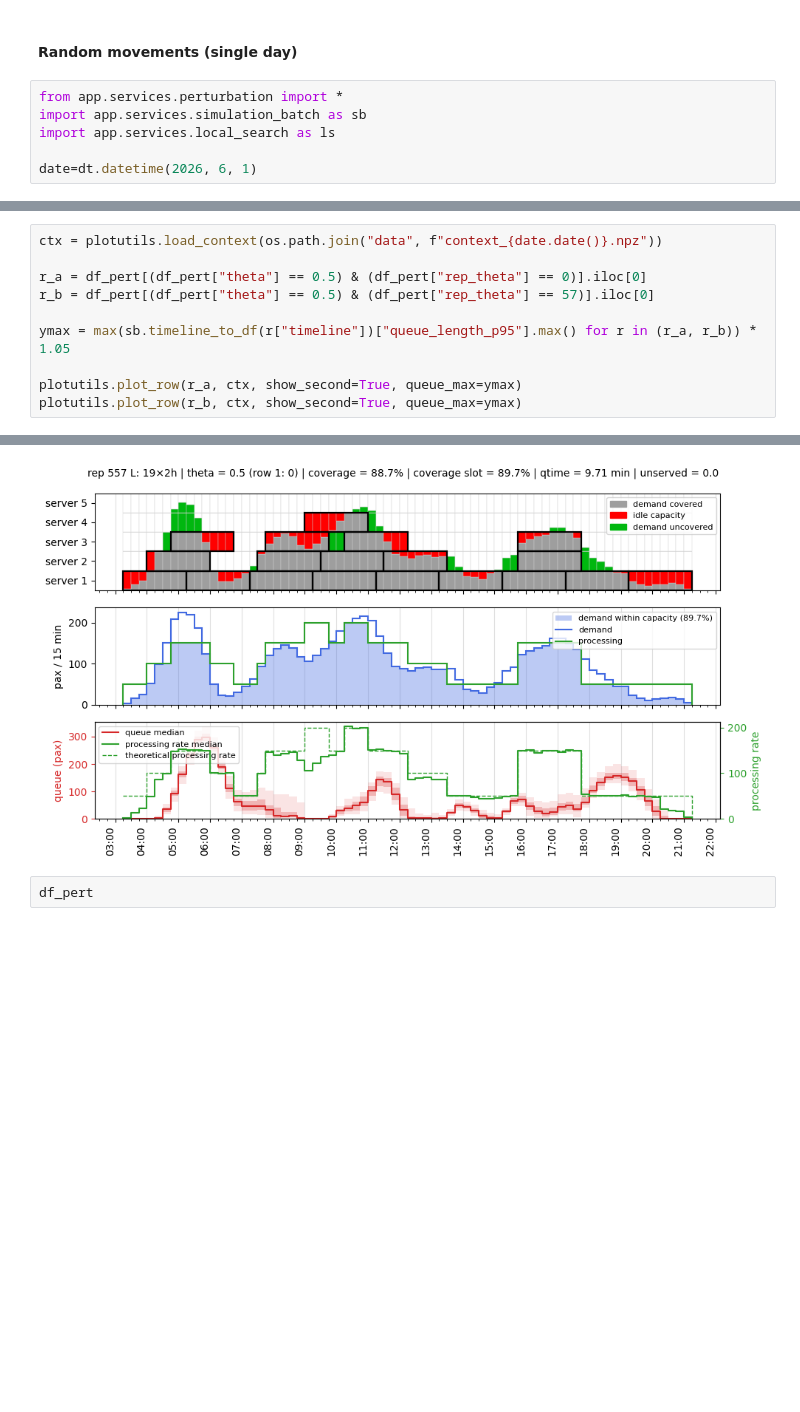
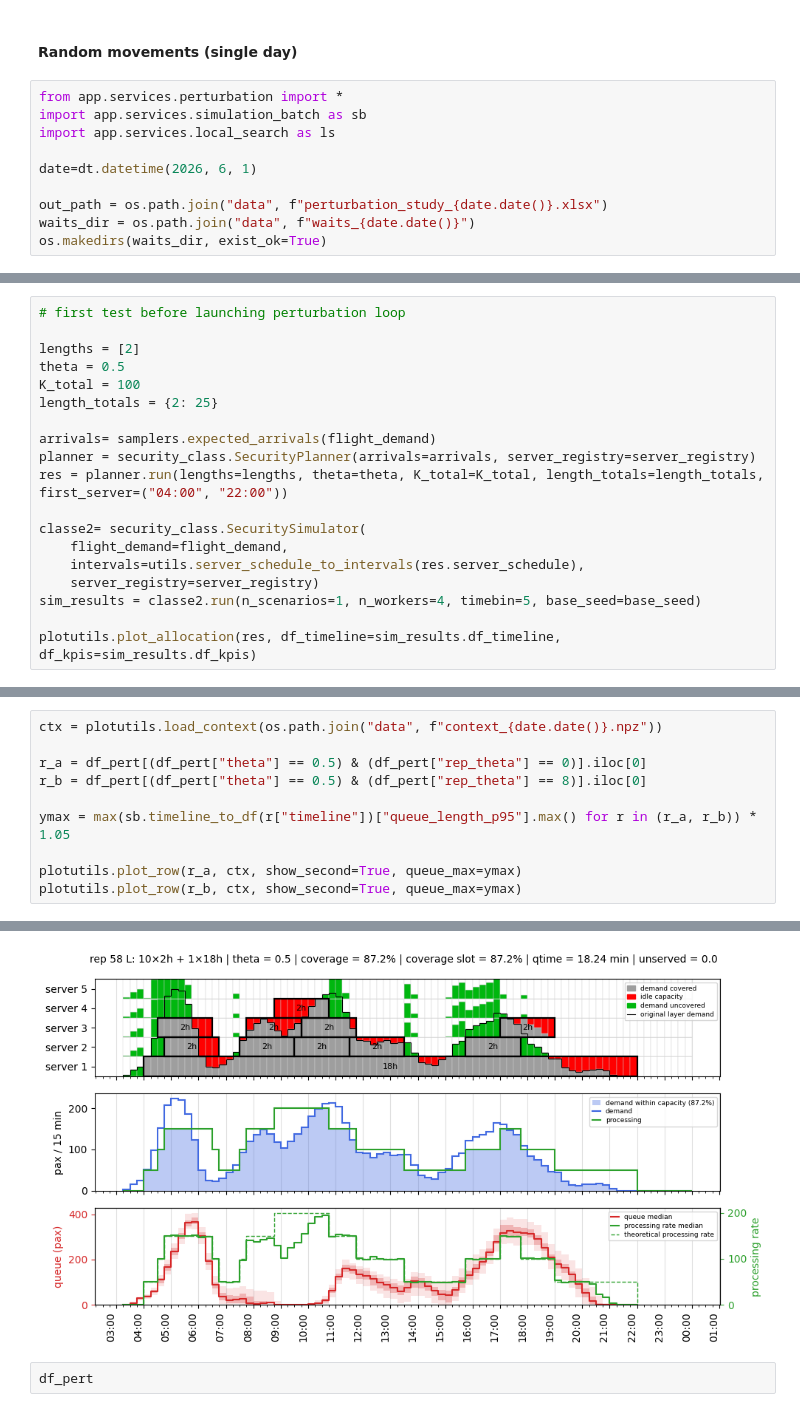
Before and after one commit to ZanchiLorenzo/security_paper, a Jupyter notebook: Tester FLR security.ipynb, the cells around one changed output, grey strips where cells are left out. Drawn from its saved outputs; the diff is of its cells as text; blank space fills up the shorter version.

Commit message:
Implemented first server rules (with bounds), perturbation tests, SA

```diff
--- a/Tester FLR security.ipynb
+++ b/Tester FLR security.ipynb
@@ -1499,4 +1499,8 @@ import app.services.simulation_batch as sb
 import app.services.local_search as ls
 
 date=dt.datetime(2026, 6, 1)
+
+out_path = os.path.join("data", f"perturbation_study_{date.date()}.xlsx")
+waits_dir = os.path.join("data", f"waits_{date.date()}")
+os.makedirs(waits_dir, exist_ok=True)
 # %%
@@ -1537,0 +1531,19 @@ plotutils.plot_allocation(res, show_second=False)
+# %%
+# first test before launching perturbation loop
+
+lengths = [2]
+theta = 0.5
+K_total = 100
+length_totals = {2: 25}
+
+arrivals= samplers.expected_arrivals(flight_demand)
+planner = security_class.SecurityPlanner(arrivals=arrivals, server_registry=server_registry)
+res = planner.run(lengths=lengths, theta=theta, K_total=K_total, length_totals=length_totals, first_server=("04:00", "22:00"))
+
+classe2= security_class.SecuritySimulator(
+    flight_demand=flight_demand,
+    intervals=utils.server_schedule_to_intervals(res.server_schedule),
+    server_registry=server_registry)
+sim_results = classe2.run(n_scenarios=1, n_workers=4, timebin=5, base_seed=base_seed)
+
+plotutils.plot_allocation(res, df_timeline=sim_results.df_timeline, df_kpis=sim_results.df_kpis)
@@ -1734,7 +1849,7 @@ NameError: name 'df_pert' is not defined
 ctx = plotutils.load_context(os.path.join("data", f"context_{date.date()}.npz"))
 
 r_a = df_pert[(df_pert["theta"] == 0.5) & (df_pert["rep_theta"] == 0)].iloc[0]
-r_b = df_pert[(df_pert["theta"] == 0.5) & (df_pert["rep_theta"] == 57)].iloc[0]
+r_b = df_pert[(df_pert["theta"] == 0.5) & (df_pert["rep_theta"] == 8)].iloc[0]
 
 ymax = max(sb.timeline_to_df(r["timeline"])["queue_length_p95"].max() for r in (r_a, r_b)) * 1.05
 
@@ -1745,4 +1860,4 @@ plotutils.plot_row(r_b, ctx, show_second=True, queue_max=ymax)
-[figure, old version]
+[figure, new version]
 # %%
 df_pert
 # %% [output]
```
Also changed, not shown: parts of 28 cells of this notebook, 7 other files.
